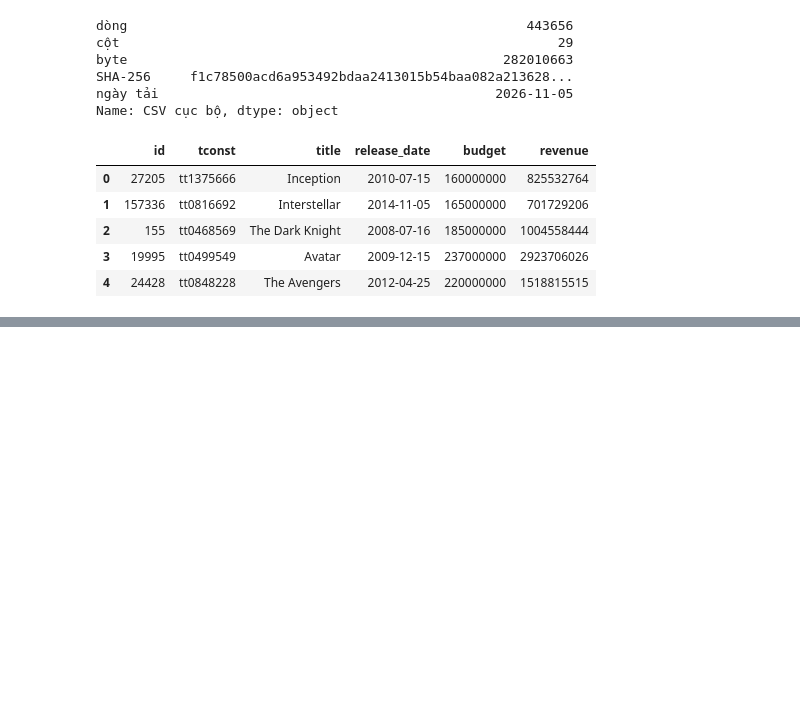
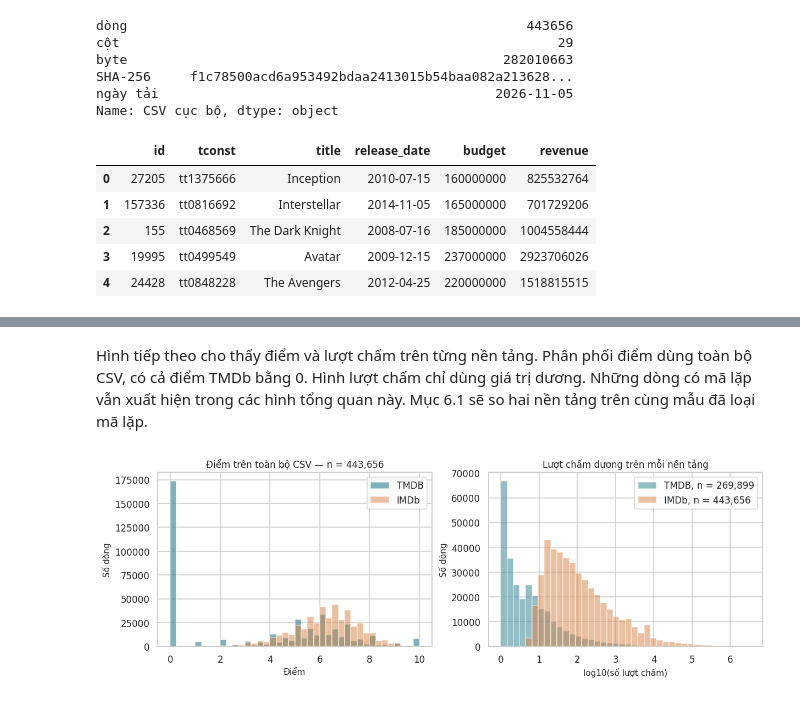
Before and after one commit to tranthuankhang/Movies-Dataset, a Jupyter notebook: notebooks/01_collection_exploration.ipynb, the cells around one changed output, grey strips where cells are left out. Cells and saved outputs as stored; diff of their text form; code cells hidden in the pictures; blank space fills up the shorter version.

```diff
--- a/notebooks/01_collection_exploration.ipynb
+++ b/notebooks/01_collection_exploration.ipynb
@@ -1521,0 +540,18 @@ print('Đã kiểm tra nguồn và các mẫu Q1–Q4. SHA-256 CSV khớp trư
+# %% [markdown]
+Hình tiếp theo cho thấy điểm và lượt chấm trên từng nền tảng. Phân phối điểm dùng toàn bộ CSV, có cả điểm TMDb bằng 0. Hình lượt chấm chỉ dùng giá trị dương. Những dòng có mã lặp vẫn xuất hiện trong các hình tổng quan này. Mục 6.1 sẽ so hai nền tảng trên cùng mẫu đã loại mã lặp.
+# %%
+fig, axes = plt.subplots(1, 2, figsize=(11, 3.7), layout='constrained')
+axes[0].hist(movies.vote_average, bins=np.linspace(0, 10, 41), alpha=.6, label='TMDB', color='#287e8e')
+axes[0].hist(movies.averageRating, bins=np.linspace(0, 10, 41), alpha=.5, label='IMDb', color='#d98243')
+axes[0].set(title=f'Điểm trên toàn bộ CSV — n = {n:,}', xlabel='Điểm', ylabel='Số dòng')
+axes[0].legend()
+vote_bins = np.linspace(0, np.log10(movies[['vote_count', 'numVotes']].max().max()), 41)
+for col, label, color in [('vote_count', 'TMDB', '#287e8e'), ('numVotes', 'IMDb', '#d98243')]:
+    values = movies.loc[movies[col].gt(0), col]
+    axes[1].hist(np.log10(values), bins=vote_bins, alpha=.5, color=color,
+                 label=f'{label}, n = {len(values):,}')
+axes[1].set(title='Lượt chấm dương trên mỗi nền tảng', xlabel='log10(số lượt chấm)', ylabel='Số dòng')
+axes[1].legend()
+plt.show()
+# %% [output]
+[figure, added]
```
Also changed, not shown: parts of 158 cells of this notebook, 2 other files.
